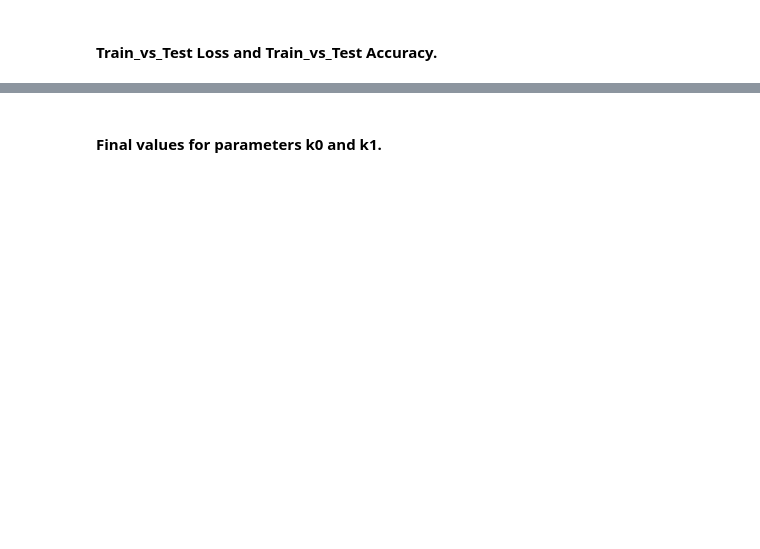
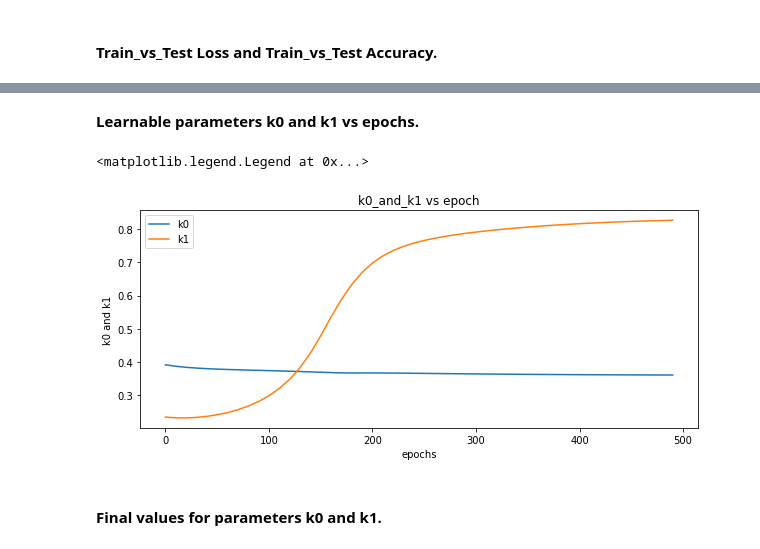
Before and after one commit to reetikagour/NN-Learnable-Activation, a Jupyter notebook: Artificial_neural_network.ipynb, the cells around one changed output, grey strips where cells are left out. Drawn from its saved outputs; the diff is of its cells as text; code cells hidden in the pictures; blank space fills up the shorter version.

```diff
--- a/Artificial_neural_network.ipynb
+++ b/Artificial_neural_network.ipynb
@@ -161,3 +209,17 @@ plt.show()
+# %% [markdown]
+**Learnable parameters k0 and k1 vs epochs.**
+# %%
+fig = plt.figure(figsize=(10,4))
+epochs = list(range(0,500, 10))
+plt.plot(epochs,k0_lst,label='k0')
+plt.plot(epochs,k1_lst,label='k1')
+plt.xlabel('epochs')
+plt.ylabel('k0 and k1')
+plt.title("k0_and_k1 vs epoch")
+plt.legend()
+# %% [output]
+<matplotlib.legend.Legend at 0x...>
+[figure, added]
 # %% [markdown]
 #### **Final values for parameters k0 and k1.**
 # %%
```
Also changed, not shown: parts of 14 cells of this notebook.
